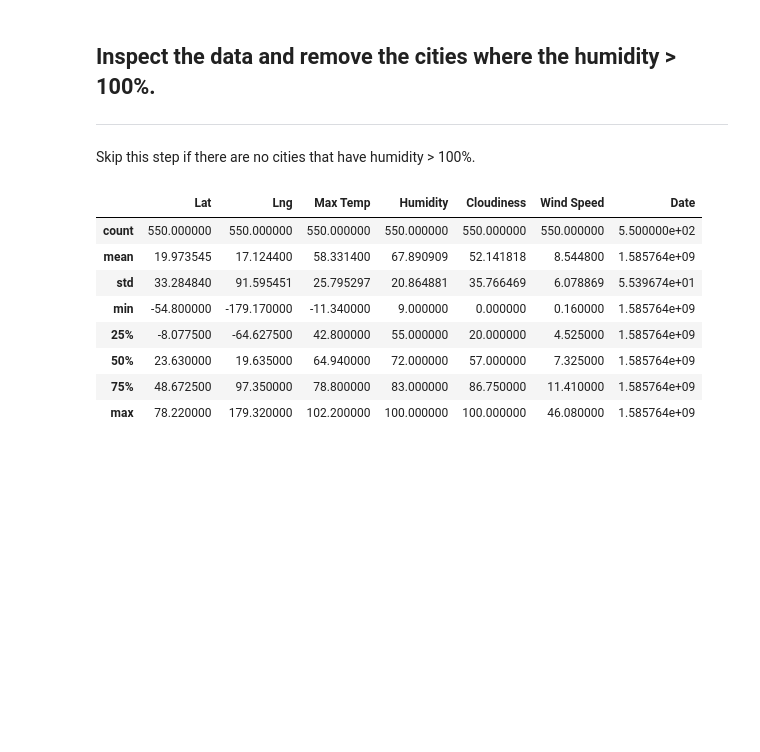
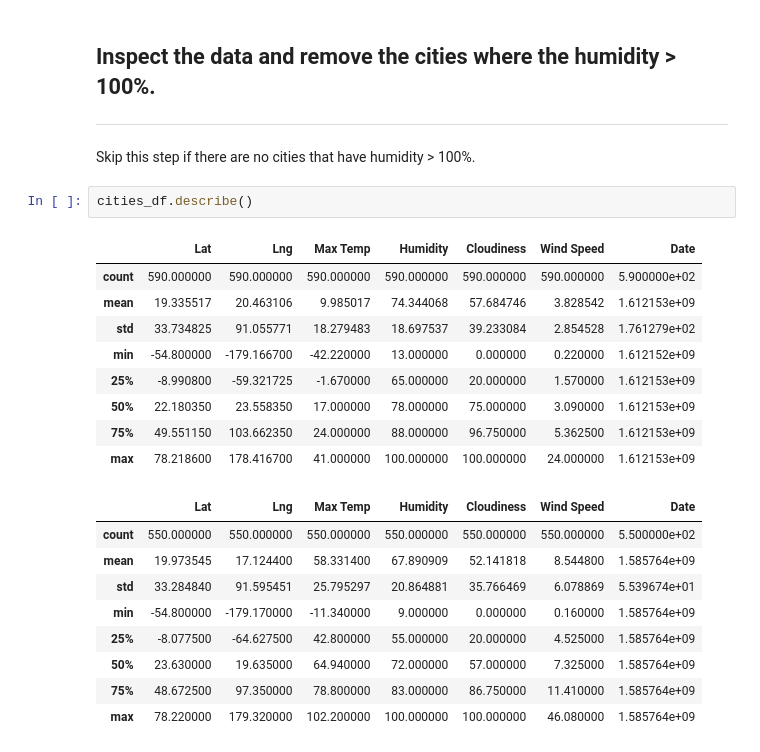
Before and after one commit to pete6184/WeatherPy_API_Weather_Data, a Jupyter notebook: WeatherPy/WeatherPy.ipynb, the cells around one changed output. Saved outputs shown, nothing was run; the diff lists cells and outputs as text; blank space fills up the shorter version.

```diff
--- a/WeatherPy/WeatherPy.ipynb
+++ b/WeatherPy/WeatherPy.ipynb
@@ -186,6 +173,18 @@ df.describe()
 ## Inspect the data and remove the cities where the humidity > 100%.
 ----
 Skip this step if there are no cities that have humidity > 100%.
+# %%
+cities_df.describe()
+# %% [output]
+|  | Lat | Lng | Max Temp | Humidity | Cloudiness | Wind Speed | Date |
+| count | 590.000000 | 590.000000 | 590.000000 | 590.000000 | 590.000000 | 590.000000 | 5.900000e+02 |
+| mean | 19.335517 | 20.463106 | 9.985017 | 74.344068 | 57.684746 | 3.828542 | 1.612153e+09 |
+| std | 33.734825 | 91.055771 | 18.279483 | 18.697537 | 39.233084 | 2.854528 | 1.761279e+02 |
+| min | -54.800000 | -179.166700 | -42.220000 | 13.000000 | 0.000000 | 0.220000 | 1.612152e+09 |
+| 25% | -8.990800 | -59.321725 | -1.670000 | 65.000000 | 20.000000 | 1.570000 | 1.612153e+09 |
+| 50% | 22.180350 | 23.558350 | 17.000000 | 78.000000 | 75.000000 | 3.090000 | 1.612153e+09 |
+| 75% | 49.551150 | 103.662350 | 24.000000 | 88.000000 | 96.750000 | 5.362500 | 1.612153e+09 |
+| max | 78.218600 | 178.416700 | 41.000000 | 100.000000 | 100.000000 | 24.000000 | 1.612153e+09 |
 # %%
 # %% [output]
 |  | Lat | Lng | Max Temp | Humidity | Cloudiness | Wind Speed | Date |
```
Also changed, not shown: parts of 5 cells of this notebook.
